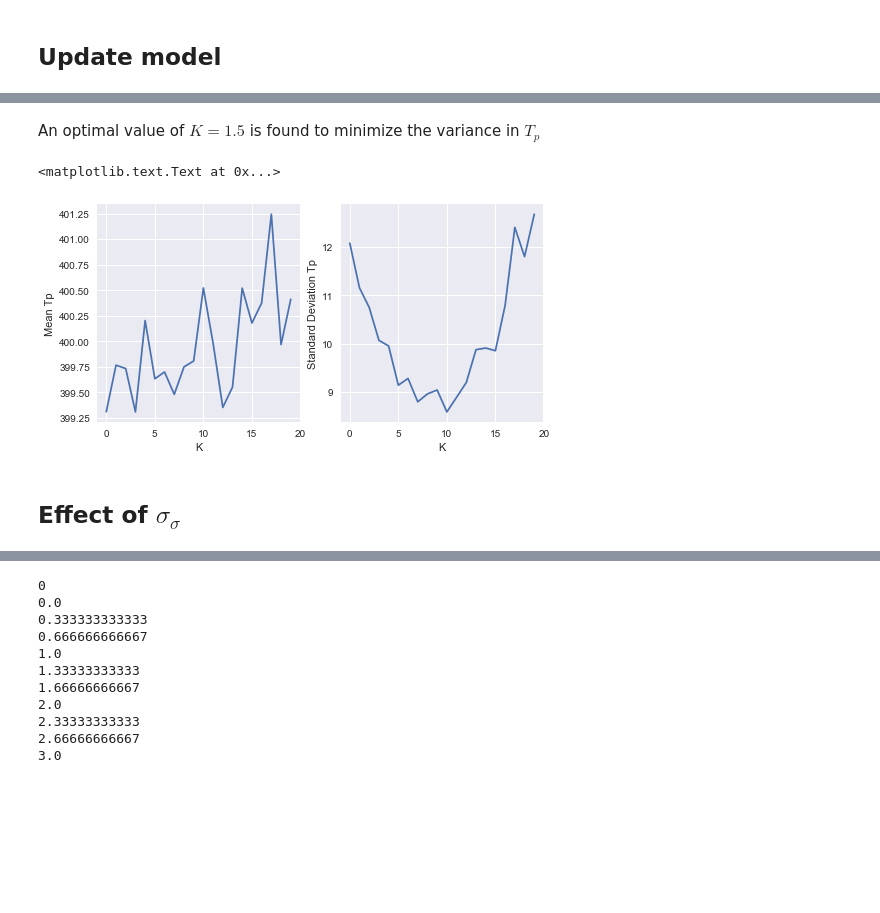
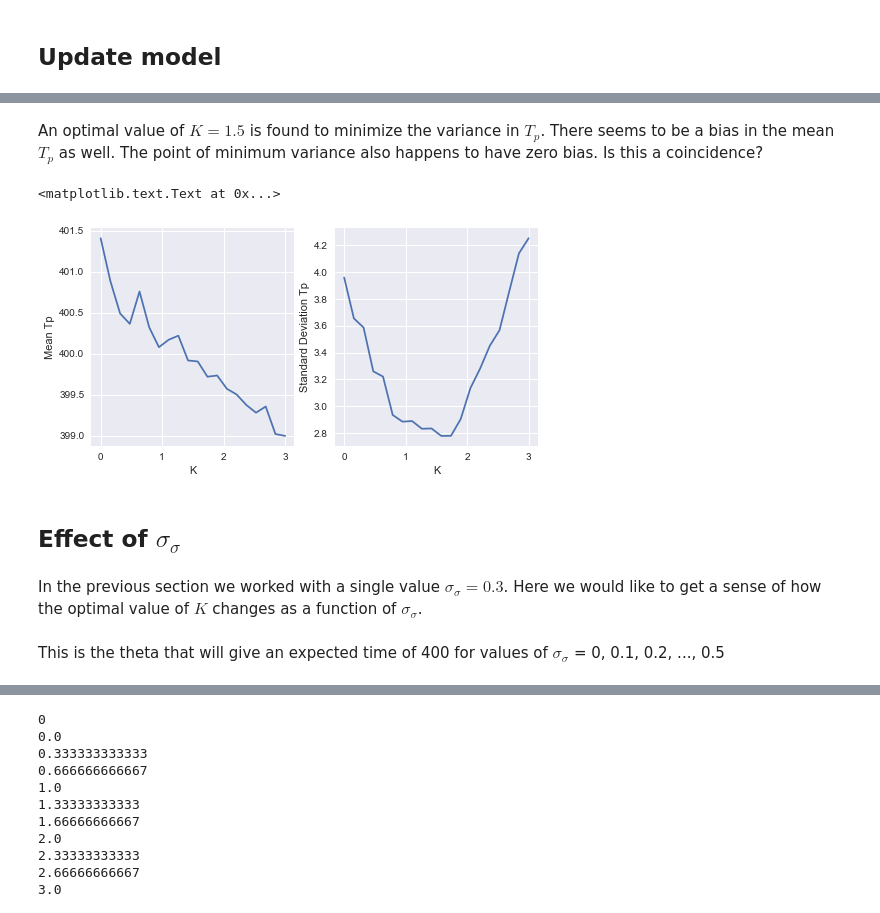
Before and after one commit to jazlab/SE_NL_MJ_2020, a Jupyter notebook: two_neuron_cascade.ipynb, the cells around one changed output, grey strips where cells are left out. Drawn from its saved outputs; the diff is of its cells as text; code cells hidden in the pictures; blank space fills up the shorter version.

```diff
--- a/two_neuron_cascade.ipynb
+++ b/two_neuron_cascade.ipynb
@@ -232,12 +228,13 @@ plt.title('Tp for a single module')
 # %%
 # Two modules
 ntrials = 20
+threshold = 0.65
 nsteps = 3000
 thetas = np.linspace(0.5, 0.8, ntrials)
+
 state_dict = {'u': np.array([0.7] * ntrials), 'v': np.array([0.2] * ntrials)}
 param_dict_module = {'Wut': 6, 'Wvt': 6, 'Wuv': 6, 'Wvu': 6,
               'theta': thetas, 'tau': 100, 'dt': 1, 'ext': 0, 'sigma': 0}
-threshold = 0.1
 
 ulst_noise1, vlst_noise1 = simulate_u_v_exp_multi(state_dict, param_dict_module, nsteps)
 ulst_noise2, vlst_noise2 = simulate_u_v_exp_multi(state_dict, param_dict_module, nsteps)
@@ -245,6 +242,5 @@ ulst_noise2, vlst_noise2 = simulate_u_v_exp_multi(state_dict, param_dict_module,
 decision_v1 = ulst_noise1 - vlst_noise1
 decision_v2 = ulst_noise2 - vlst_noise2
 
-threshold = 0.65
 times_lst1 = get_times_lst_from_decision_v(decision_v1, threshold)
 times_lst2 = get_times_lst_from_decision_v(decision_v2, threshold)
@@ -294,10 +295,10 @@ print(np.mean(times_lst_sigma_single), np.std(times_lst_sigma_single))
 # Two modules
 ntrials = 1000
 nsteps = 3000
-theta = 0.659 # This makes mean = 400
+theta = 0.658 # This makes mean = 400
 state_dict = {'u': np.array([0.7] * ntrials), 'v': np.array([0.2] * ntrials)}
 param_dict_module = {'Wut': 6, 'Wvt': 6, 'Wuv': 6, 'Wvu': 6,
-              'theta': theta, 'tau': 100, 'dt': 1, 'ext': 0, 'sigma': 0}
+              'theta': theta, 'tau': 100, 'dt': 1, 'ext': 0, 'sigma': 0.1}
 
 ulst_noise_sigma1, vlst_noise_sigma1 = simulate_u_v_exp_multi(state_dict, param_dict_module, nsteps)
 ulst_noise_sigma2, vlst_noise_sigma2 = simulate_u_v_exp_multi(state_dict, param_dict_module, nsteps)
@@ -305,7 +306,6 @@ ulst_noise_sigma2, vlst_noise_sigma2 = simulate_u_v_exp_multi(state_dict, param_
 decision_sigma1 = ulst_noise_sigma1 - vlst_noise_sigma1
 decision_sigma2 = ulst_noise_sigma2 - vlst_noise_sigma2
 
-threshold = 0.65
 times_lst_sigma1 = get_times_lst_from_decision_v(decision_sigma1, threshold)
 times_lst_sigma2 = get_times_lst_from_decision_v(decision_sigma2, threshold)
 times_lst_sigma = times_lst_sigma1 + times_lst_sigma2
@@ -334,19 +338,20 @@ print(np.mean(times_lst_sigma), np.std(times_lst_sigma))
 # Two modules
 ntrials = 1000
 nsteps = 3000
-theta = 0.644 # This makes mean = 400
+theta = 0.658 # This makes mean = 400
 threshold = 0.65
 
 state_dict = {'u': np.array([0.7] * ntrials), 'v': np.array([0.2] * ntrials)}
 param_dict_module = {'Wut': 6, 'Wvt': 6, 'Wuv': 6, 'Wvu': 6,
-              'theta': theta, 'tau': 100, 'dt': 1, 'ext': 0, 'sigma': 0.3}
+              'theta': theta, 'tau': 100, 'dt': 1, 'ext': 0, 'sigma': 0.1}
 varlst = []
 meanlst = []
+Klst = np.linspace(0, 3, 20)
 
-for K in np.linspace(0, 3, 20):
+for K in [1.5]:
     # Module 1
     print(K)
-    param_dict_module['theta'] = 0.644 # Initial theta
+    param_dict_module['theta'] = theta # Initial theta
     state_dict = {'u': np.array([0.7] * ntrials), 'v': np.array([0.2] * ntrials)}
     ulst_noise_sigma1, vlst_noise_sigma1 = simulate_u_v_exp_multi(state_dict, param_dict_module, nsteps)
 
@@ -388,18 +374,20 @@ for K in np.linspace(0, 3, 20):
 # %% [markdown]
-An optimal value of $K = 1.5$ is found to minimize the variance in $T_p$
+An optimal value of $K = 1.5$ is found to minimize the variance in $T_p$. There seems to be a bias in the mean $T_p$ as well. The point of minimum variance also happens to have zero bias. Is this a coincidence?
 # %%
 plt.figure(figsize=(8, 4))
 plt.subplot('121')
-plt.plot(meanlst)
+plt.plot(Klst, meanlst)
 plt.xlabel('K')
 plt.ylabel('Mean Tp')
 
 plt.subplot('122')
-plt.plot(varlst)
+plt.plot(Klst, varlst)
 plt.xlabel('K')
 plt.ylabel('Standard Deviation Tp')
 # %% [output]
 <matplotlib.text.Text at 0x...>
-[figure, old version]
+[figure, new version]
 # %% [markdown]
 ## Effect of $\sigma_\sigma$
+# %% [markdown]
+In the previous section we worked with a single value $\sigma_\sigma=0.3$. Here we would like to get a sense of how the optimal value of $K$ changes as a function of $\sigma_\sigma$.
@@ -405,0 +400,2 @@ plt.ylabel('Standard Deviation Tp')
+# %% [markdown]
+This is the theta that will give an expected time of 400 for values of $\sigma_\sigma$ = 0, 0.1, 0.2, ..., 0.5
```
Also changed, not shown: parts of 28 cells of this notebook.
